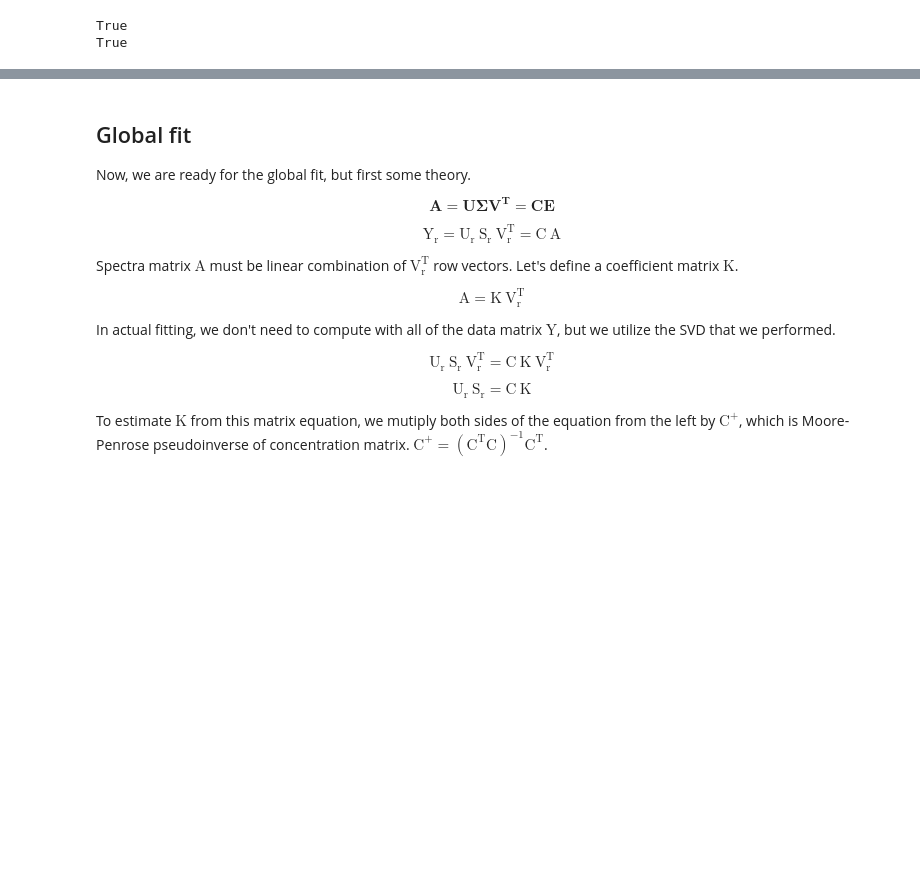
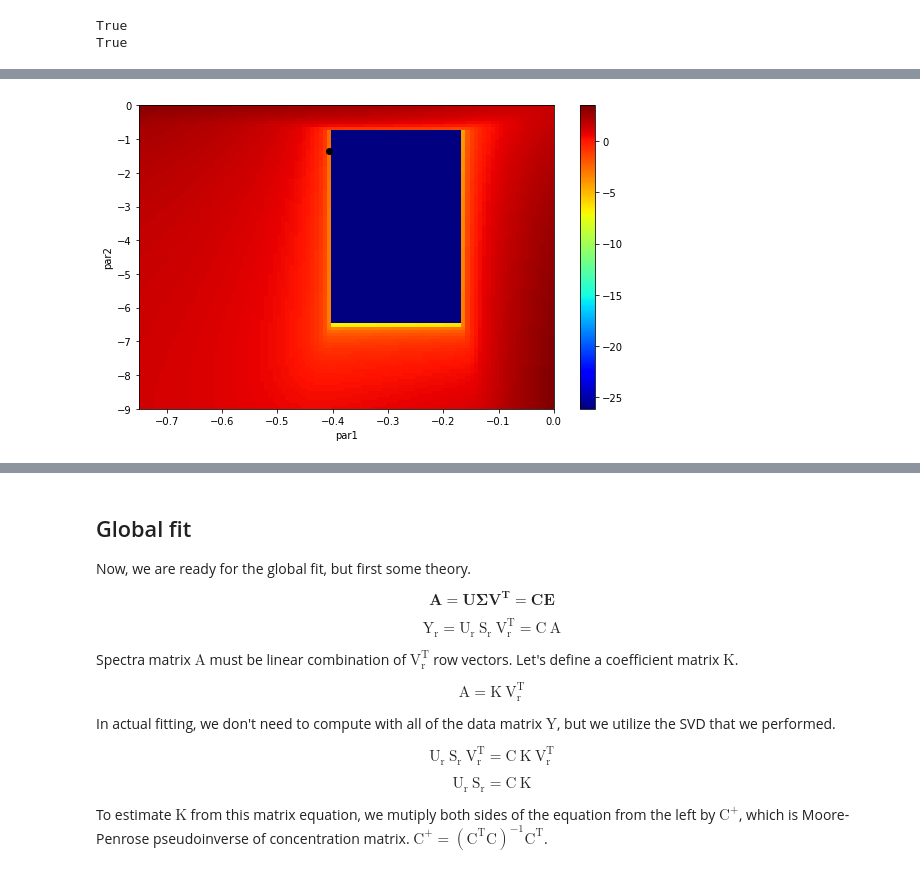
Before and after one commit to dmadea/Jupyter-Tutorials, a Jupyter notebook: MCR-FMIN/Global Analysis.ipynb, the cells around one changed output, grey strips where cells are left out. Saved outputs shown, nothing was run; the diff lists cells and outputs as text; code cells hidden in the pictures; blank space fills up the shorter version.

```diff
--- a/MCR-FMIN/Global Analysis.ipynb
+++ b/MCR-FMIN/Global Analysis.ipynb
@@ -557,7 +582,7 @@ To use the future default and silence this warning we advise to pass `rcond=None
 # %%
 m = 100
-par1 = np.linspace(-5, 5, m)
-par2 = np.linspace(-10, 1, m)
+par1 = np.linspace(-0.75, 0, m)
+par2 = np.linspace(-9, 0, m)
 
 log_ssqs = np.zeros((m, m), dtype=np.float64)
 
@@ -575,22 +597,24 @@ To use the future default and silence this warning we advise to pass `rcond=None
 # %%
-%matplotlib qt
+# %matplotlib qt
 plt.rcParams['figure.figsize'] = [8, 5]
 fig = plt.figure()
 ax = fig.add_subplot(111)
 
 X, Y = np.meshgrid(par1, par2)
-# log_ssqs[log_ssqs > 0] = 0
+# log_ssqs[log_ssqs < -5] = -5
 
-m = ax.pcolormesh(X, Y, log_ssqs, cmap='jet')
+m = ax.pcolormesh(X, Y, log_ssqs.T, cmap='jet')
 
-ax.scatter(0.44110733, -1.43250889)
+ax.scatter(-0.40703788, -1.34785665, color='black')
 
 ax.set_xlabel("par1")
 ax.set_ylabel("par2")
 plt.colorbar(mappable=m)
 # ax.set_zlabel("log ssq")
 # ax.set_title("Projection of reaction into $\mathbf{V}$ basis.")
 
 # plt.legend()
 plt.tight_layout()
 plt.show()
+# %% [output]
+[figure, added]
```
Also changed, not shown: parts of 22 cells of this notebook, 1 other file.
